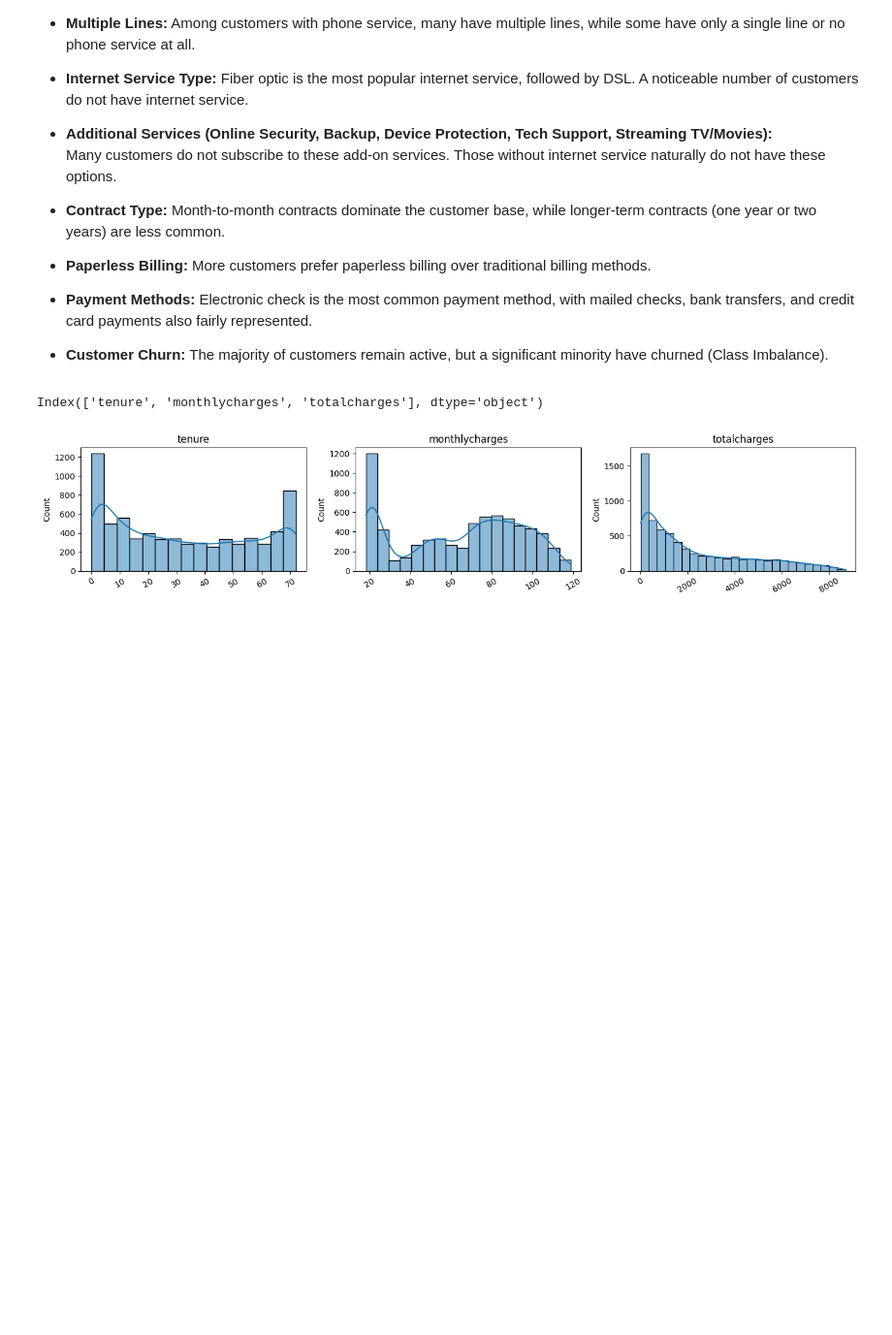
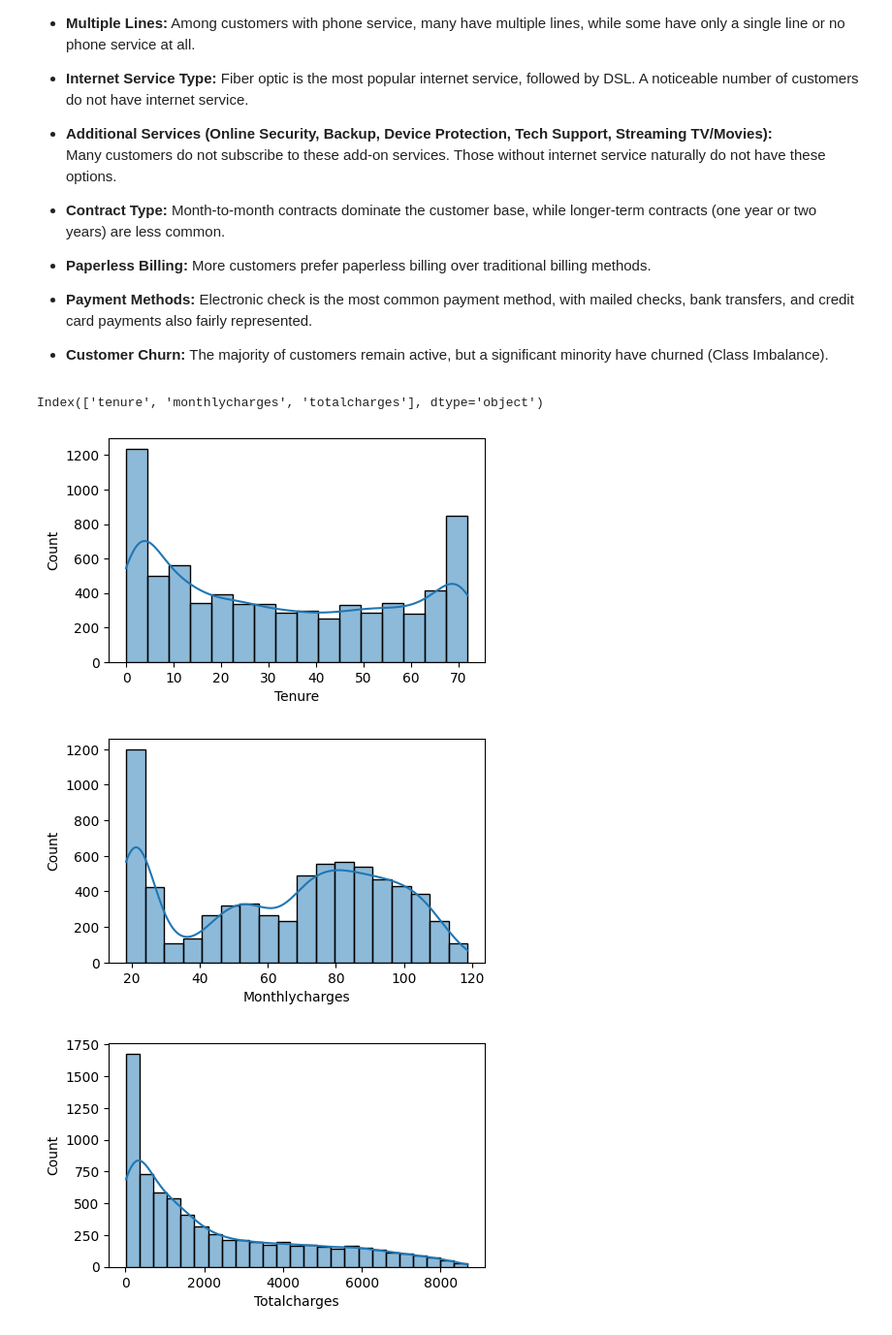
Before and after one commit to vishalgupta-git/telco-customer-churn-prediction, a Jupyter notebook: notebook.ipynb, the cells around one changed output. Shown at 97% size. Saved outputs shown, nothing was run; the diff lists cells and outputs as text; code cells hidden in the pictures; blank space fills up the shorter version.

```diff
--- a/notebook.ipynb
+++ b/notebook.ipynb
@@ -208,25 +208,14 @@ df_no = df.select_dtypes(include = 'number')
 df_no.columns
 # %% [output]
 Index(['tenure', 'monthlycharges', 'totalcharges'], dtype='object')
-# %%
-total = len(df_no.columns)
-cols = 3
-rows = int(np.ceil(total / cols))
-
-fig, axes = plt.subplots(rows, cols, figsize=(14, 3*rows))
-axes = axes.flatten()
-
-for i, col in enumerate(df_no.columns):
-    sns.histplot(data=df_no, x=col, ax=axes[i],kde=True)
-    axes[i].set_title(col)
-    axes[i].set_xlabel('')
-    axes[i].set_ylabel('Count')
-    axes[i].tick_params(axis='x', rotation=30)
-
-for j in range(i + 1, len(axes)):
-    axes[j].axis('off')
-
-plt.tight_layout()
-plt.show()
-# %% [output]
-[figure, removed]
+# %%
+# Checking for the distribution for the numberic fields
+for col in df_no:
+    plt.figure(figsize=(5,3))
+    sns.histplot(df[col],kde=True)
+    plt.xlabel(col.title())
+    plt.show()
+# %% [output]
+[figure, added]
+[figure, added]
+[figure, added]
```
Also changed, not shown: parts of 7 cells of this notebook.
